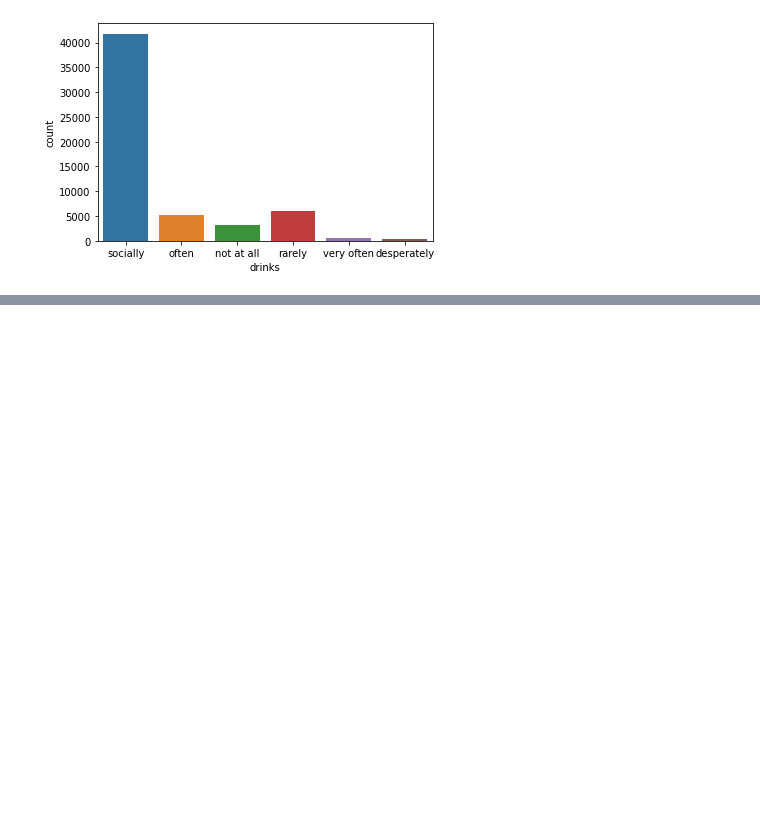
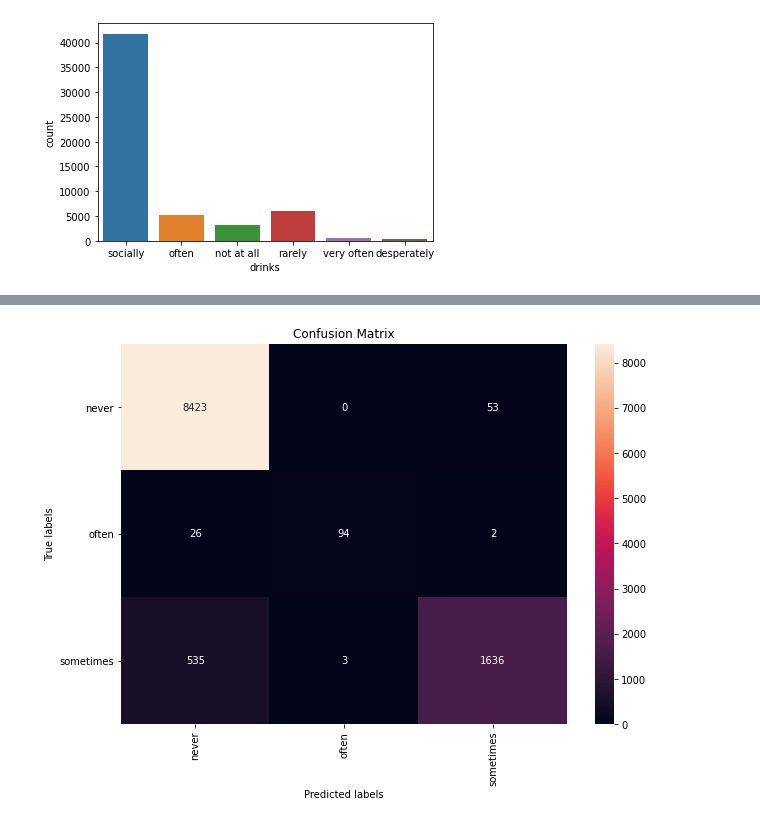
Before and after one commit to ClaudioLutz/okcupid-date-a-scientist-portfolio-project, a Jupyter notebook: date-a-scientist.ipynb, the cells around one changed output, grey strips where cells are left out. Saved outputs shown, nothing was run; the diff lists cells and outputs as text; code cells hidden in the pictures; blank space fills up the shorter version.

```diff
--- a/date-a-scientist.ipynb
+++ b/date-a-scientist.ipynb
@@ -120,0 +140,3 @@ plt.clf()
+# %%
+for col in cols[:-1]:
+    df = pd.get_dummies(df, columns=[col], prefix = [col])
@@ -120,0 +160,17 @@ plt.clf()
+# %%
+col_length = len(df.columns)
+
+#Y is the target column, X has the rest
+X = df.iloc[:, 1:col_length]
+Y = df.iloc[:, 0:1]
+
+#Validation chunk size
+val_size = 0.25
+
+#Split the data into chunks
+from sklearn.model_selection import train_test_split
+X_train, X_val, Y_train, Y_val = train_test_split(X, Y, test_size=val_size, random_state = 0)
+
+#turn in to 1d arrays
+Y_train = Y_train.to_numpy().ravel()
+Y_val = Y_val.to_numpy().ravel()
@@ -120,0 +215,4 @@ plt.clf()
+# %%
+cart_model = DecisionTreeClassifier().fit(X_train, Y_train)
+cart_predictions = cart_model.predict(X_train)
+print(classification_report(Y_train, cart_predictions))
@@ -120,0 +229,22 @@ plt.clf()
+# %%
+
+cart_cm = confusion_matrix(Y_train, cart_predictions)
+cart_labels = cart_model.classes_
+
+
+plt.figure(figsize=(10,7))
+
+ax= plt.subplot()
+sns.heatmap(cart_cm, annot=True, ax = ax,fmt="d");
+
+# labels, title and ticks
+ax.set_xlabel('Predicted labels');
+ax.set_ylabel('True labels');
+ax.set_title('Confusion Matrix');
+ax.yaxis.set_tick_params(rotation=360)
+ax.xaxis.set_tick_params(rotation=90)
+
+ax.xaxis.set_ticklabels(cart_labels);
+ax.yaxis.set_ticklabels(cart_labels);
+# %% [output]
+[figure, added]
```
Also changed, not shown: parts of 13 cells of this notebook.
